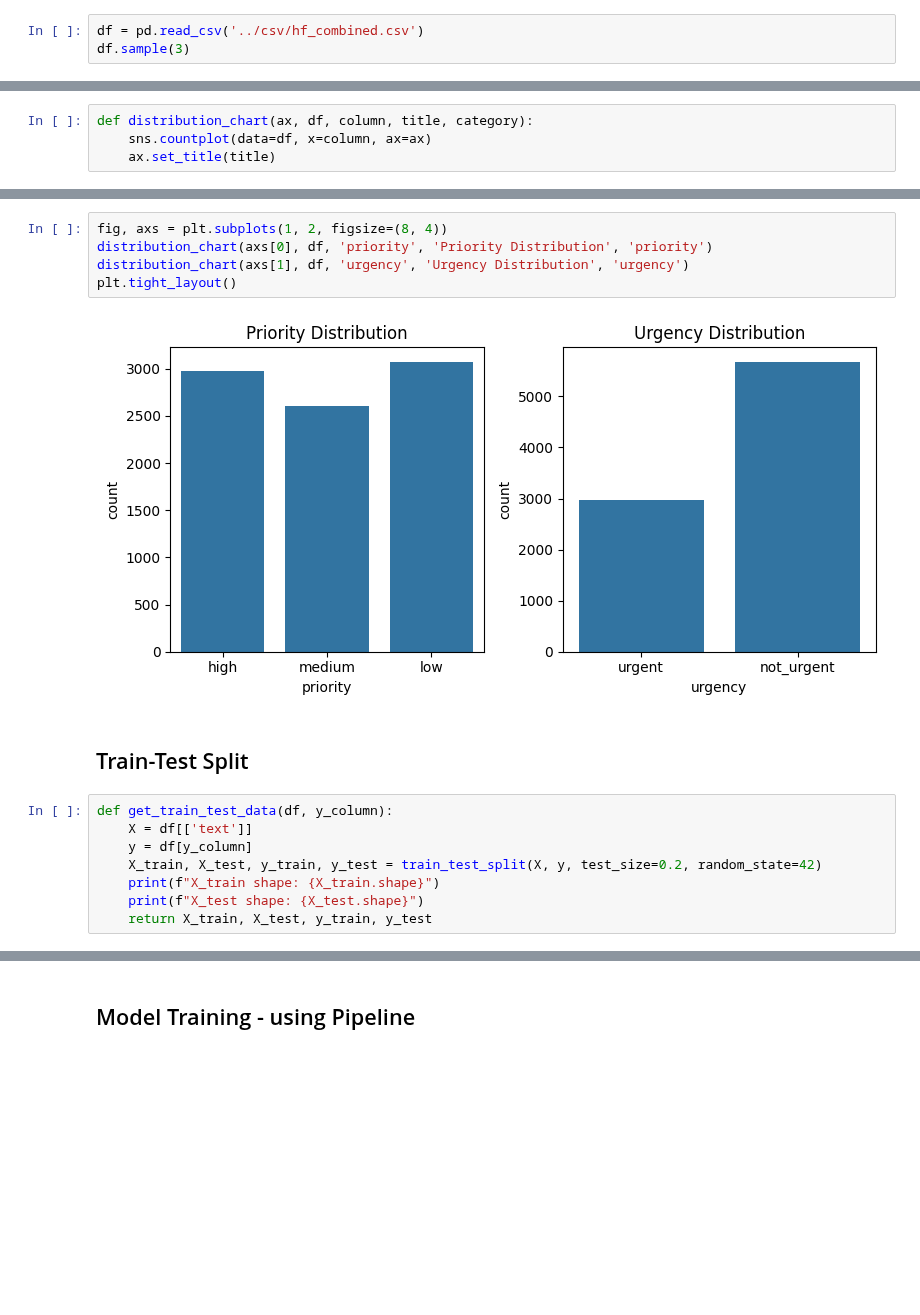
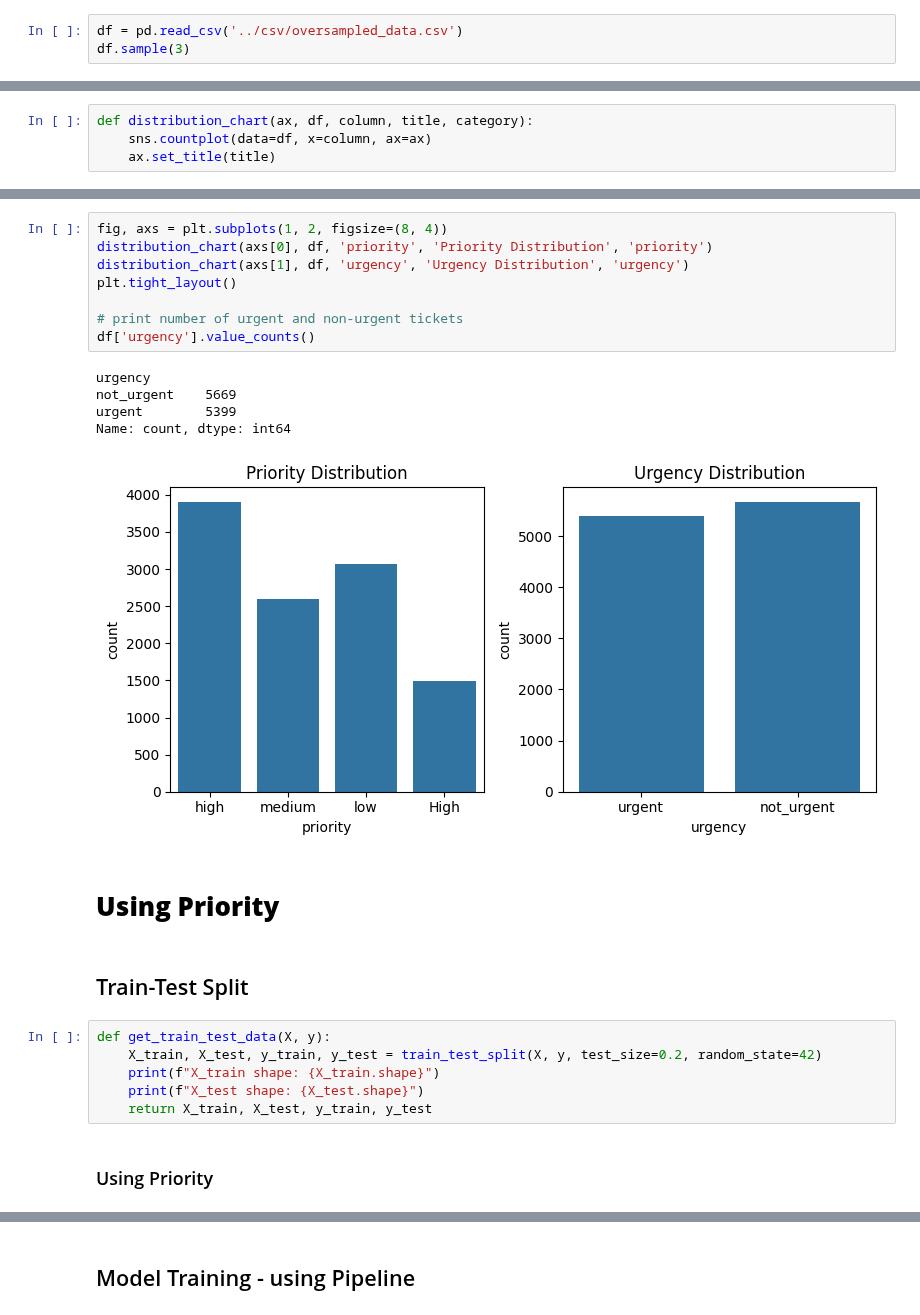
Before and after one commit to Kripa8702/Text-Classifier---Urgent-vs.-No-Urgent, a Jupyter notebook: analysis/ml_lifecycle.ipynb, the cells around one changed output, grey strips where cells are left out. Saved outputs shown, nothing was run; the diff lists cells and outputs as text; blank space fills up the shorter version.

Commit message:
Added: Oversampling and Undersampling of data

```diff
--- a/analysis/ml_lifecycle.ipynb
+++ b/analysis/ml_lifecycle.ipynb
@@ -17,7 +17,7 @@ from sklearn.linear_model import LogisticRegression
 from sklearn.svm import SVC
 from sklearn.metrics import classification_report
 # %%
-df = pd.read_csv('../csv/hf_combined.csv')
+df = pd.read_csv('../csv/oversampled_data.csv')
 df.sample(3)
 # %% [output]
 |  | label | processed_text | priority | urgency | type | queue |
@@ -117,18 +117,27 @@ plt.tight_layout()
 # %%
 fig, axs = plt.subplots(1, 2, figsize=(8, 4))
 distribution_chart(axs[0], df, 'priority', 'Priority Distribution', 'priority')
 distribution_chart(axs[1], df, 'urgency', 'Urgency Distribution', 'urgency')
 plt.tight_layout()
+
+# print number of urgent and non-urgent tickets
+df['urgency'].value_counts()
 # %% [output]
+urgency
+not_urgent    5669
+urgent        5399
+Name: count, dtype: int64
-[figure, old version]
+[figure, new version]
+# %% [markdown]
+# **Using Priority**
 # %% [markdown]
 ## Train-Test Split
 # %%
-def get_train_test_data(df, y_column):
-    X = df[['text']]
-    y = df[y_column]
+def get_train_test_data(X, y):
     X_train, X_test, y_train, y_test = train_test_split(X, y, test_size=0.2, random_state=42)
     print(f"X_train shape: {X_train.shape}")
     print(f"X_test shape: {X_test.shape}")
     return X_train, X_test, y_train, y_test
+# %% [markdown]
+### Using Priority
 # %%
```
Also changed, not shown: parts of 18 cells of this notebook, 4 other files.
